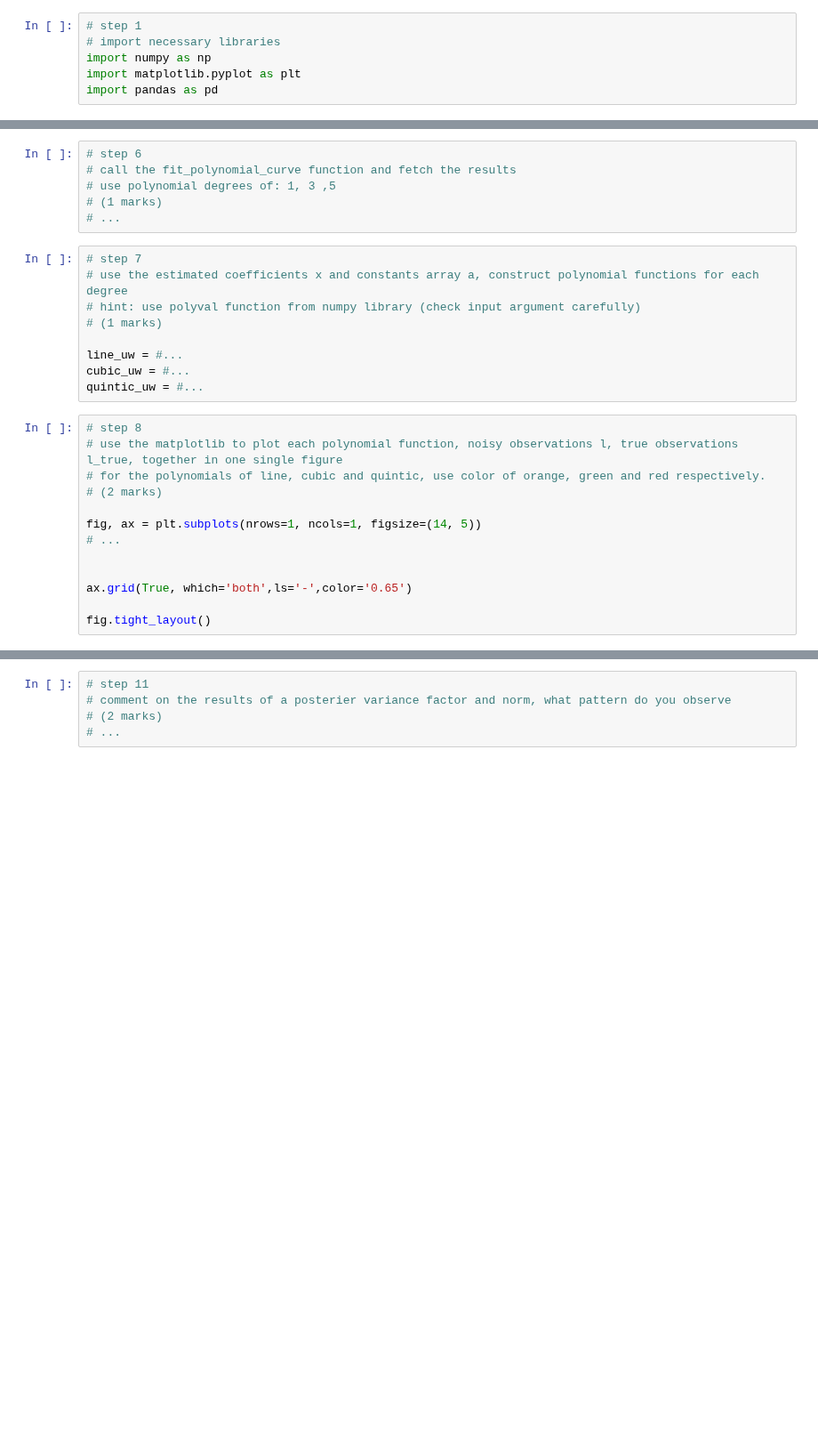
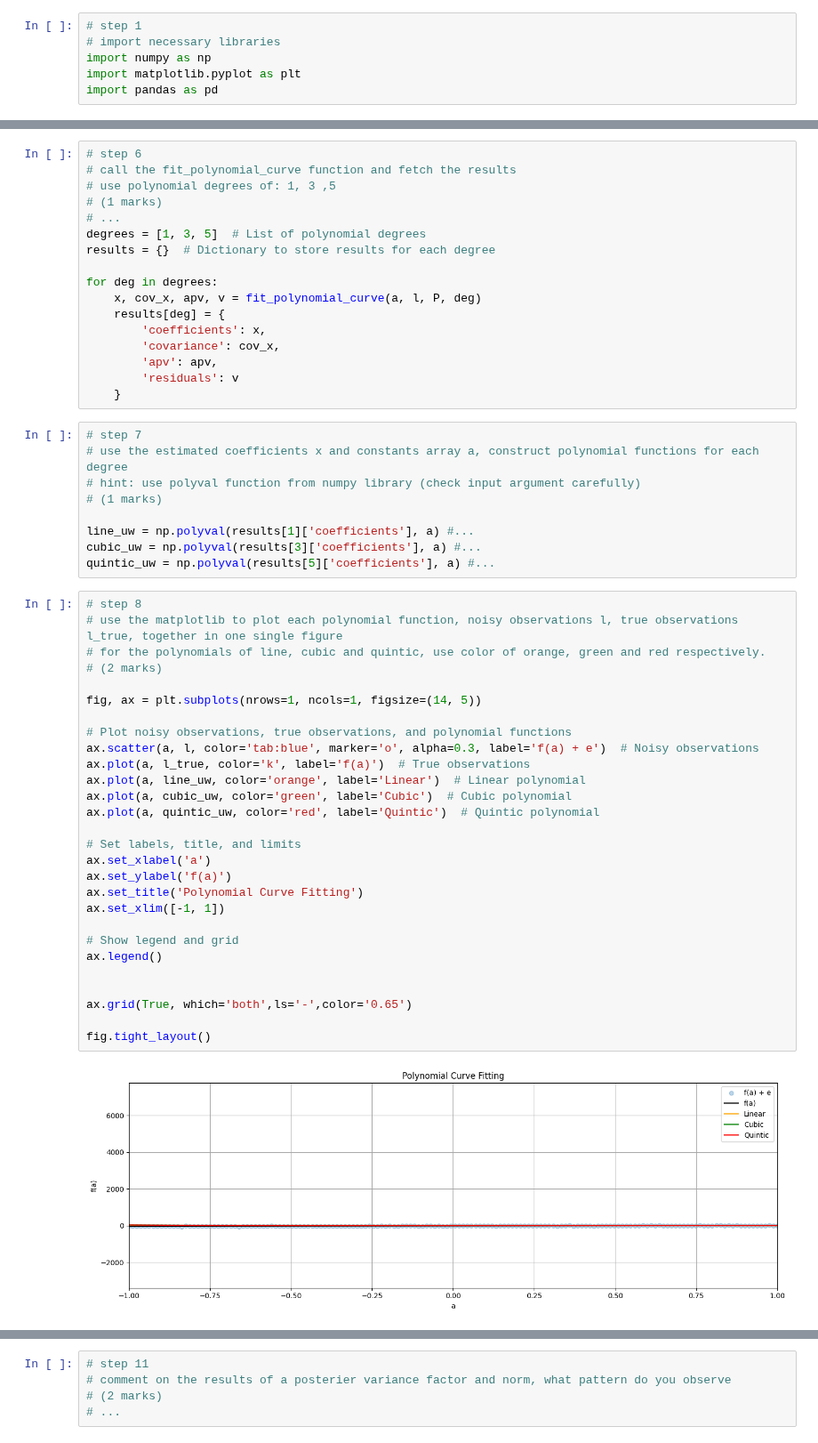
Before and after one commit to ChisomOnyeukwu/engg680_2024_fall, a Jupyter notebook: Lab_Assignment2/Assignment2.ipynb, the cells around one changed output, grey strips where cells are left out. Shown at 89% size. Saved outputs shown, nothing was run; the diff lists cells and outputs as text; blank space fills up the shorter version.

```diff
--- a/Lab_Assignment2/Assignment2.ipynb
+++ b/Lab_Assignment2/Assignment2.ipynb
@@ -106,28 +152,56 @@ def fit_polynomial_curve(a: np.ndarray, l: np.ndarray, P: np.ndarray, deg: int)
 # use polynomial degrees of: 1, 3 ,5
 # (1 marks)
 # ...
+degrees = [1, 3, 5]  # List of polynomial degrees
+results = {}  # Dictionary to store results for each degree
+
+for deg in degrees:
+    x, cov_x, apv, v = fit_polynomial_curve(a, l, P, deg)
+    results[deg] = {
+        'coefficients': x,
+        'covariance': cov_x,
+        'apv': apv,
+        'residuals': v
+    }
 # %%
 # step 7
 # use the estimated coefficients x and constants array a, construct polynomial functions for each degree
 # hint: use polyval function from numpy library (check input argument carefully)
 # (1 marks)
 
-line_uw = #...
-cubic_uw = #...
-quintic_uw = #...
+line_uw = np.polyval(results[1]['coefficients'], a) #...
+cubic_uw = np.polyval(results[3]['coefficients'], a) #...
+quintic_uw = np.polyval(results[5]['coefficients'], a) #...
 # %%
 # step 8
 # use the matplotlib to plot each polynomial function, noisy observations l, true observations l_true, together in one single figure
 # for the polynomials of line, cubic and quintic, use color of orange, green and red respectively.
 # (2 marks)
 
 fig, ax = plt.subplots(nrows=1, ncols=1, figsize=(14, 5))
-# ...
+
+# Plot noisy observations, true observations, and polynomial functions
+ax.scatter(a, l, color='tab:blue', marker='o', alpha=0.3, label='f(a) + e')  # Noisy observations
+ax.plot(a, l_true, color='k', label='f(a)')  # True observations
+ax.plot(a, line_uw, color='orange', label='Linear')  # Linear polynomial
+ax.plot(a, cubic_uw, color='green', label='Cubic')  # Cubic polynomial
+ax.plot(a, quintic_uw, color='red', label='Quintic')  # Quintic polynomial
+
+# Set labels, title, and limits
+ax.set_xlabel('a')
+ax.set_ylabel('f(a)')
+ax.set_title('Polynomial Curve Fitting')
+ax.set_xlim([-1, 1])
+
+# Show legend and grid
+ax.legend()
 
 
 ax.grid(True, which='both',ls='-',color='0.65')
 
 fig.tight_layout()
+# %% [output]
+[figure, added]
 # %%
 # step 9
 # print the a posterier variance factor for each polynomial function
```
Also changed, not shown: parts of 10 cells of this notebook.
